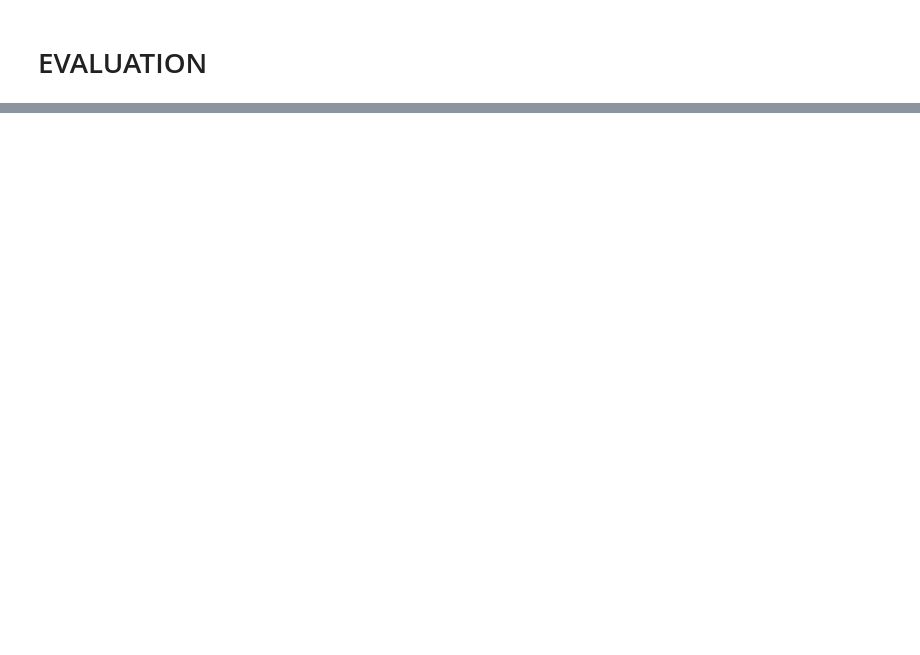
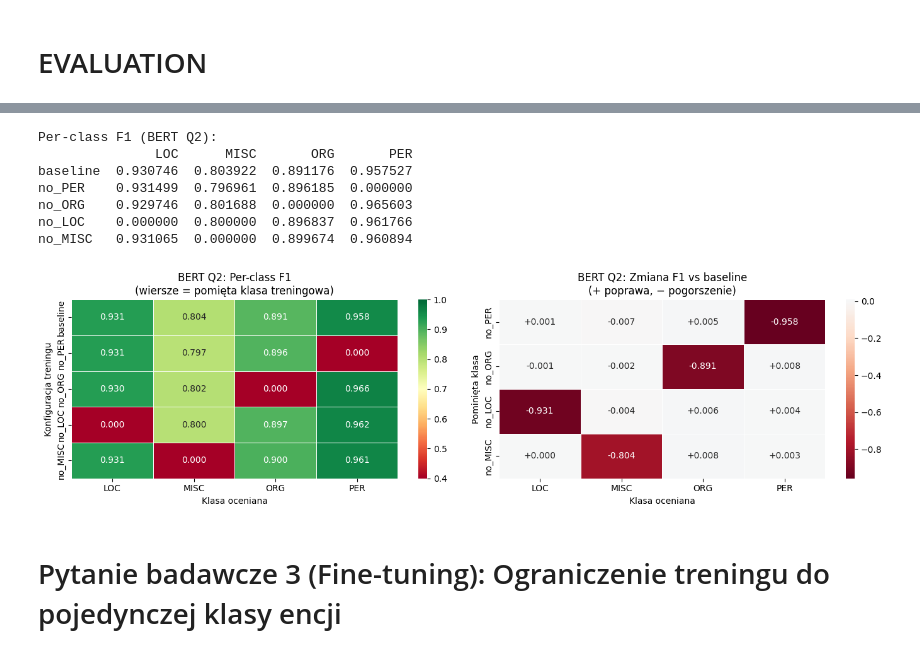
Before and after one commit to CenturionTheMan/University-NER, a Jupyter notebook: bert_ner_training_evaluation.ipynb, the cells around one changed output, grey strips where cells are left out. Saved outputs shown, nothing was run; the diff lists cells and outputs as text; code cells hidden in the pictures; blank space fills up the shorter version.

Commit message:
pytania badawcze

```diff
--- a/bert_ner_training_evaluation.ipynb
+++ b/bert_ner_training_evaluation.ipynb
@@ -323,0 +507,53 @@ weighted avg       0.90      0.92      0.91      5648
+# %%
+def per_class_f1_q2(true_labels, true_preds):
+    rep = classification_report(true_labels, true_preds, output_dict=True)
+    return {cls: rep.get(cls, {}).get("f1-score", 0.0) for cls in Q2_CLASS_NAMES}
+
+configs_q2_bert = list(q2_bert_results.keys())
+
+df_q2_bert = pd.DataFrame(
+    {cfg: per_class_f1_q2(*q2_bert_results[cfg]) for cfg in configs_q2_bert}
+).T[Q2_CLASS_NAMES]
+
+print("Per-class F1 (BERT Q2):")
+print(df_q2_bert.to_string())
+
+# --- Delta vs baseline ---
+df_delta_bert = (
+    df_q2_bert.drop("baseline") - df_q2_bert.loc["baseline"].values
+)
+
+fig, axes = plt.subplots(1, 2, figsize=(14, 4))
+
+sns.heatmap(
+    df_q2_bert.astype(float), annot=True, fmt=".3f",
+    cmap="RdYlGn", linewidths=0.5, vmin=0.4, vmax=1.0,
+    ax=axes[0]
+)
+axes[0].set_title("BERT Q2: Per-class F1\n(wiersze = pomięta klasa treningowa)")
+axes[0].set_xlabel("Klasa oceniana")
+axes[0].set_ylabel("Konfiguracja treningu")
+
+sns.heatmap(
+    df_delta_bert.astype(float), annot=True, fmt="+.3f",
+    cmap="RdBu", center=0, linewidths=0.5,
+    ax=axes[1]
+)
+axes[1].set_title("BERT Q2: Zmiana F1 vs baseline\n(+ poprawa, − pogorszenie)")
+axes[1].set_xlabel("Klasa oceniana")
+axes[1].set_ylabel("Pominięta klasa")
+
+plt.tight_layout()
+plt.savefig("q2_bert_results.png", dpi=150)
+plt.show()
+# %% [output]
+Per-class F1 (BERT Q2):
+               LOC      MISC       ORG       PER
+baseline  0.930746  0.803922  0.891176  0.957527
+no_PER    0.931499  0.796961  0.896185  0.000000
+no_ORG    0.929746  0.801688  0.000000  0.965603
+no_LOC    0.000000  0.800000  0.896837  0.961766
+no_MISC   0.931065  0.000000  0.899674  0.960894
+[figure, added]
+# %% [markdown]
+# Pytanie badawcze 3 (Fine-tuning): Ograniczenie treningu do pojedynczej klasy encji
```
Also changed, not shown: parts of 17 cells of this notebook, 1 other file.
